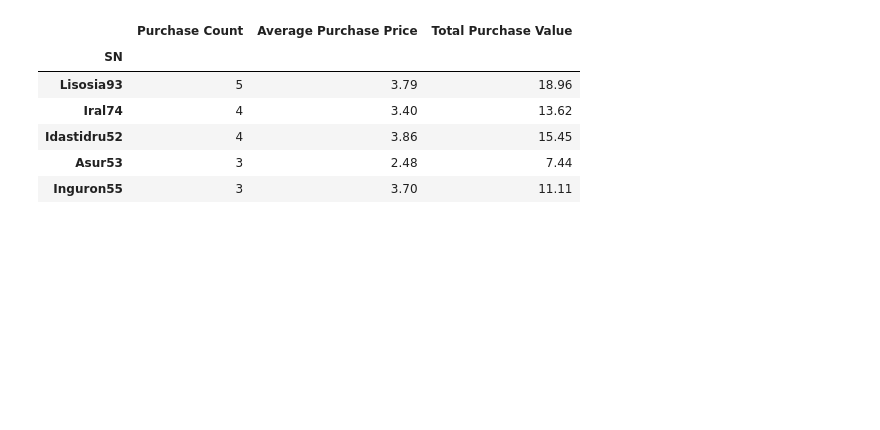
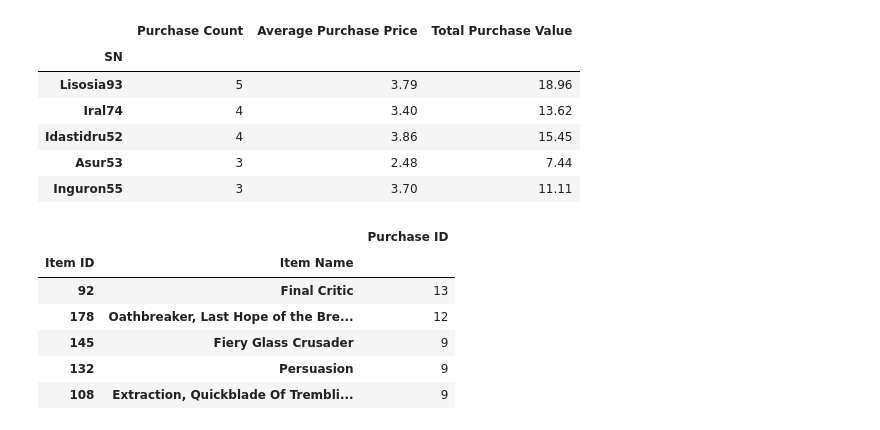
Before and after one commit to aebowden36/pandas-challenge, a Jupyter notebook: HeroesOfPymoli/HeroesOfPymoli.ipynb, the cells around one changed output. Cells and saved outputs as stored; diff of their text form; code cells hidden in the pictures; blank space fills up the shorter version.

```diff
--- a/HeroesOfPymoli/HeroesOfPymoli.ipynb
+++ b/HeroesOfPymoli/HeroesOfPymoli.ipynb
@@ -319,3 +255,19 @@ top_merged_final_renamed.head()
 | Idastidru52 | 4 | 3.86 | 15.45 |
 | Asur53 | 3 | 2.48 | 7.44 |
 | Inguron55 | 3 | 3.70 | 11.11 |
+# %%
+most_popular_df = heroes_df.groupby(["Item ID","Item Name"])
+purchase_count = most_popular_df.count()
+
+purchase_count_sorted = purchase_count.sort_values("Purchase ID", ascending=False)
+
+purchase_count_df = purchase_count_sorted[["Purchase ID"]]
+purchase_count_df.head()
+# %% [output]
+|  |  | Purchase ID |
+| Item ID | Item Name |  |
+| 92 | Final Critic | 13 |
+| 178 | Oathbreaker, Last Hope of the Bre... | 12 |
+| 145 | Fiery Glass Crusader | 9 |
+| 132 | Persuasion | 9 |
+| 108 | Extraction, Quickblade Of Trembli... | 9 |
```
Also changed, not shown: parts of 8 cells of this notebook.
